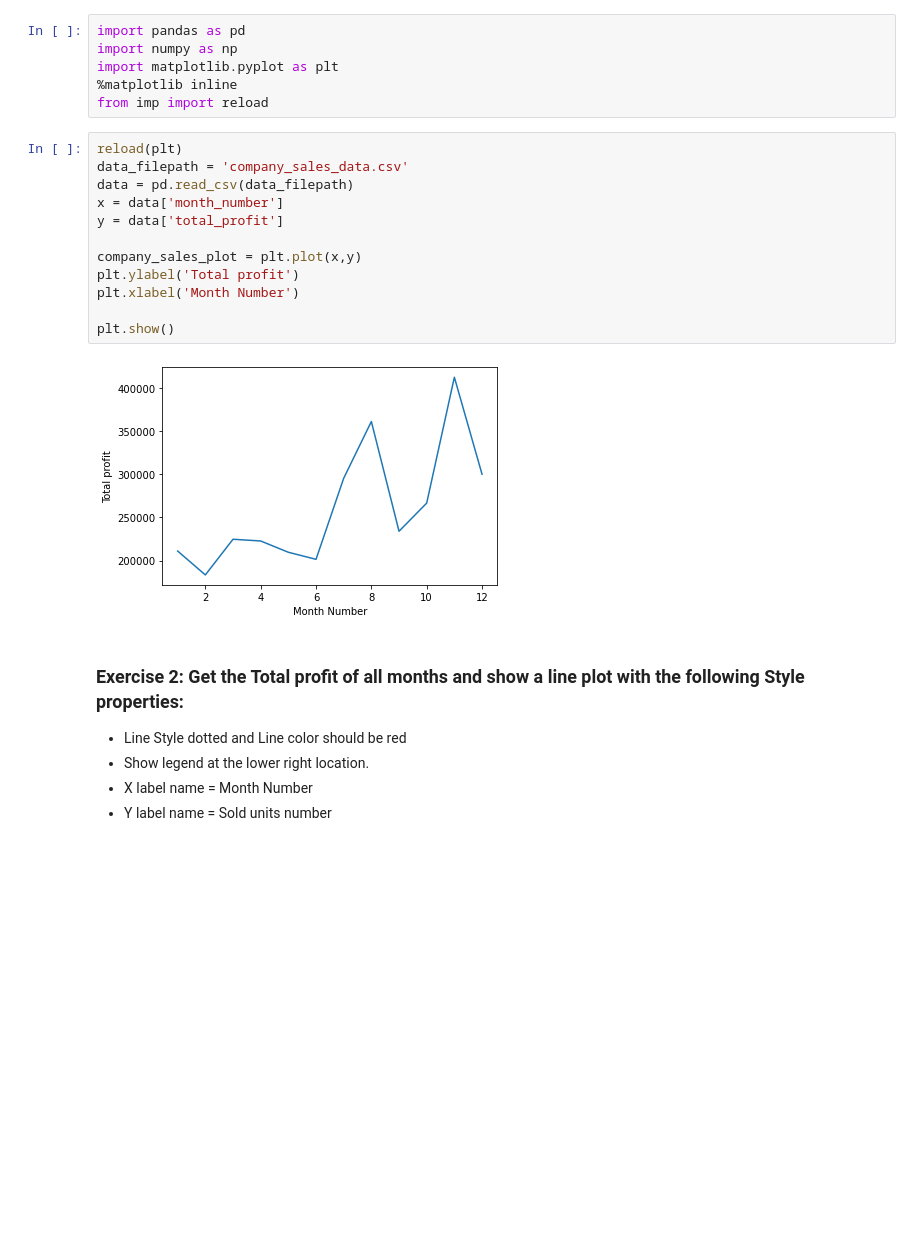
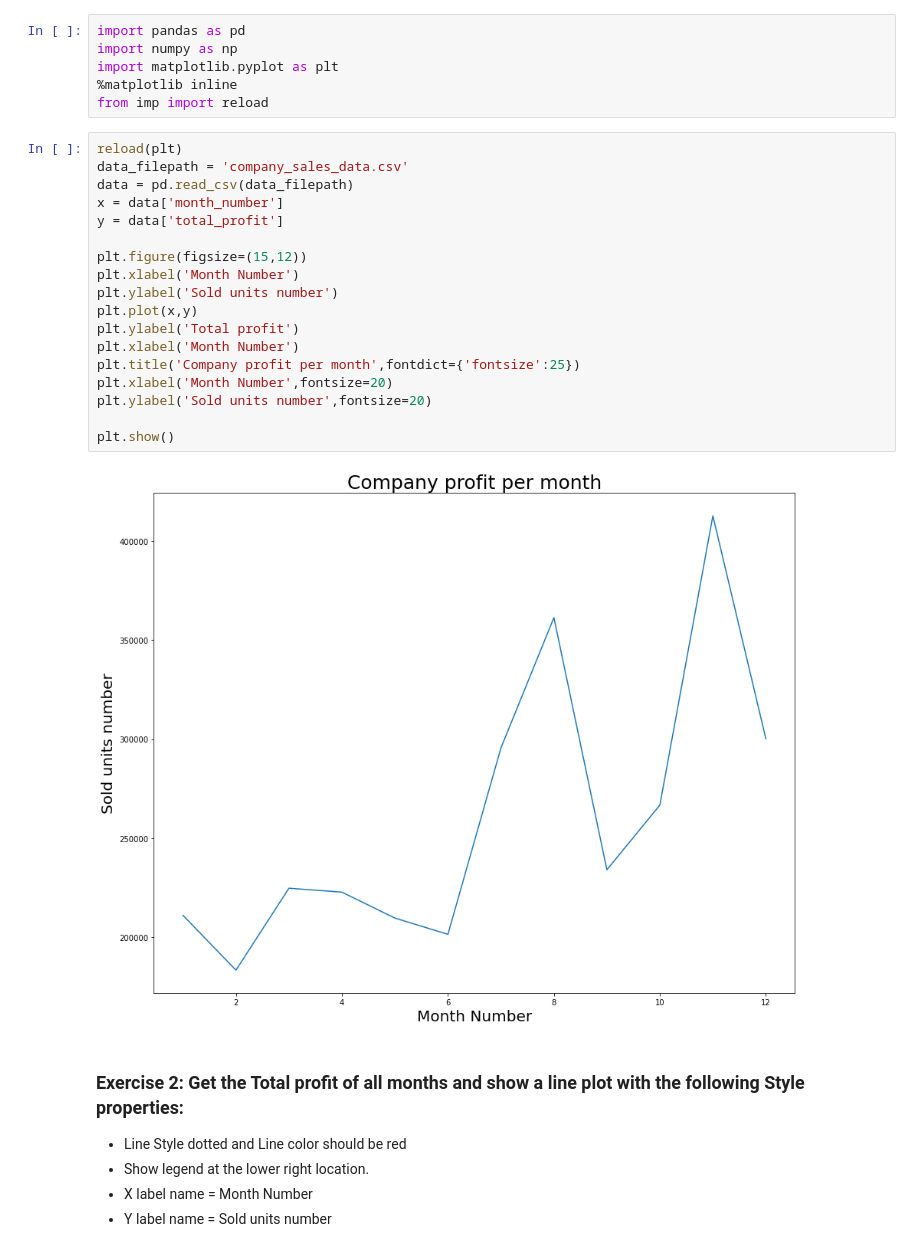
Before and after one commit to Forcystus91/ai_nov21, a Jupyter notebook: Chapter 1/08. Matplotlib/Matplotlib_exercises.ipynb, the cells around one changed output. Cells and saved outputs as stored; diff of their text form; blank space fills up the shorter version.

```diff
--- a/Chapter 1/08. Matplotlib/Matplotlib_exercises.ipynb
+++ b/Chapter 1/08. Matplotlib/Matplotlib_exercises.ipynb
@@ -21,17 +21,23 @@ from imp import reload
 # %%
 reload(plt)
 data_filepath = 'company_sales_data.csv'
 data = pd.read_csv(data_filepath)
 x = data['month_number']
 y = data['total_profit']
 
-company_sales_plot = plt.plot(x,y)
+plt.figure(figsize=(15,12))
+plt.xlabel('Month Number')
+plt.ylabel('Sold units number')
+plt.plot(x,y)
 plt.ylabel('Total profit')
 plt.xlabel('Month Number')
+plt.title('Company profit per month',fontdict={'fontsize':25})
+plt.xlabel('Month Number',fontsize=20)
+plt.ylabel('Sold units number',fontsize=20)
 
 plt.show()
 # %% [output]
-[figure, old version]
+[figure, new version]
 # %% [markdown]
 ### Exercise 2: Get the Total profit of all months and show a line plot with the following Style properties:
 - Line Style dotted and Line color should be red
```
Also changed, not shown: parts of 10 cells of this notebook, 2 other files.
